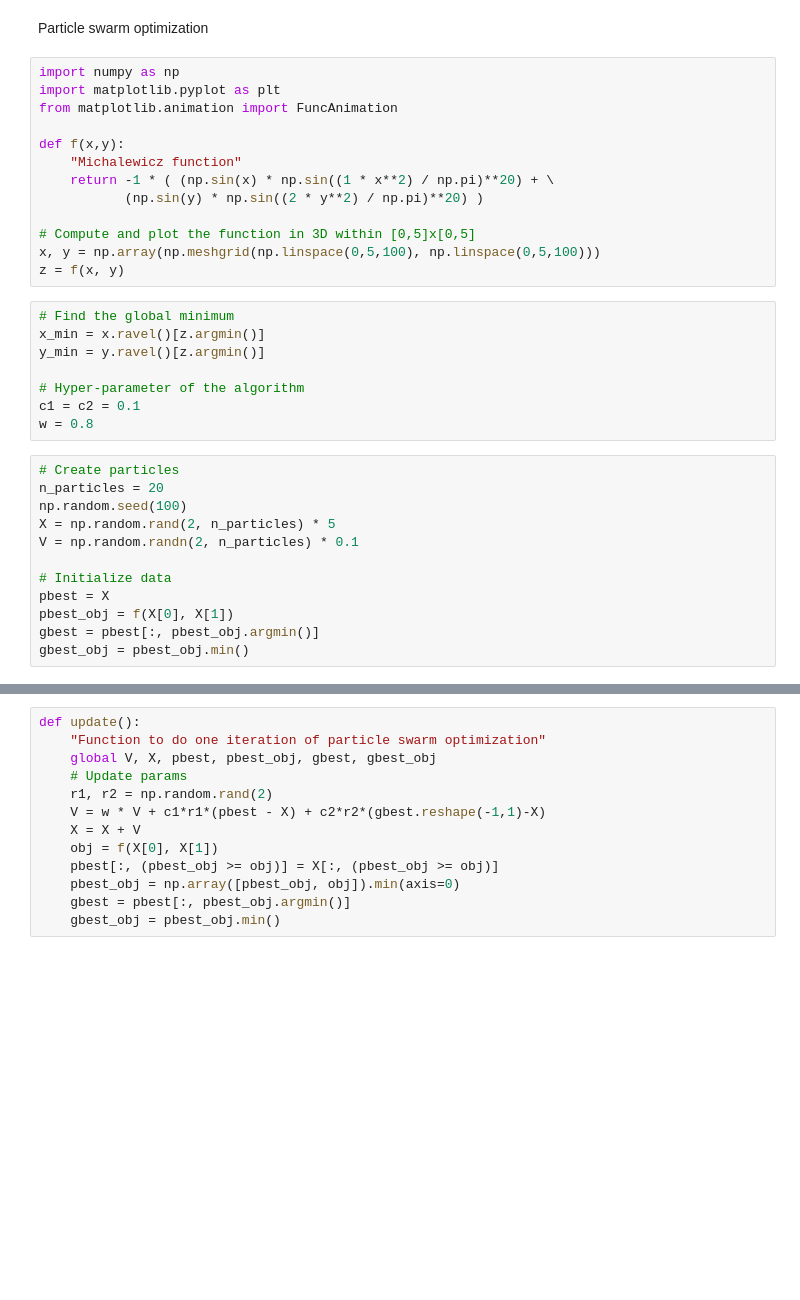
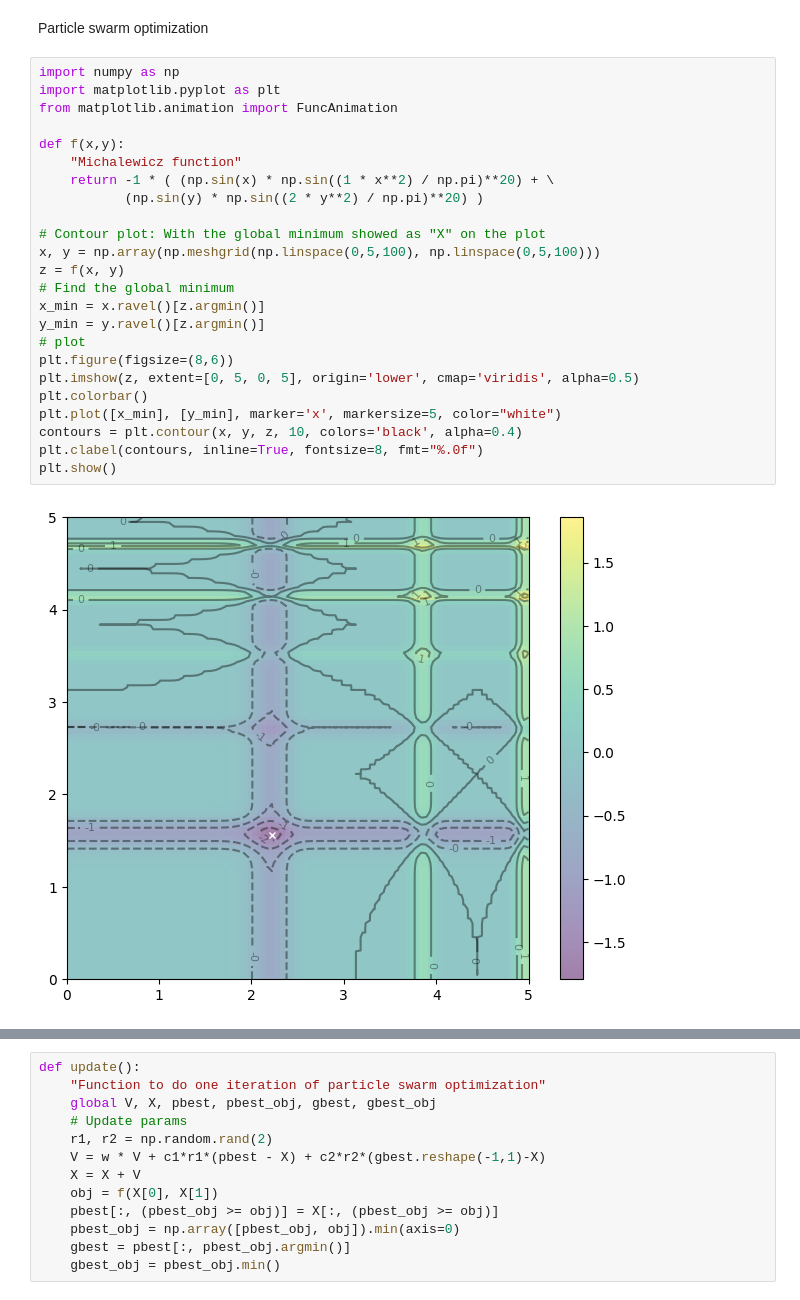
Before and after one commit to zapasek1/Optimalization_methods, a Jupyter notebook: MichalewiczFunction.ipynb, the cells around one changed output, grey strips where cells are left out. Cells and saved outputs as stored; diff of their text form; blank space fills up the shorter version.

```diff
--- a/MichalewiczFunction.ipynb
+++ b/MichalewiczFunction.ipynb
@@ -188,33 +187,26 @@ Particle swarm optimization
 # %%
 import numpy as np
 import matplotlib.pyplot as plt
 from matplotlib.animation import FuncAnimation
 
 def f(x,y):
     "Michalewicz function"
     return -1 * ( (np.sin(x) * np.sin((1 * x**2) / np.pi)**20) + \
            (np.sin(y) * np.sin((2 * y**2) / np.pi)**20) )
 
-# Compute and plot the function in 3D within [0,5]x[0,5]
+# Contour plot: With the global minimum showed as "X" on the plot
 x, y = np.array(np.meshgrid(np.linspace(0,5,100), np.linspace(0,5,100)))
 z = f(x, y)
+# Find the global minimum
+x_min = x.ravel()[z.argmin()]
+y_min = y.ravel()[z.argmin()]
+# plot
+plt.figure(figsize=(8,6))
+plt.imshow(z, extent=[0, 5, 0, 5], origin='lower', cmap='viridis', alpha=0.5)
+plt.colorbar()
+plt.plot([x_min], [y_min], marker='x', markersize=5, color="white")
+contours = plt.contour(x, y, z, 10, colors='black', alpha=0.4)
+plt.clabel(contours, inline=True, fontsize=8, fmt="%.0f")
+plt.show()
+# %% [output]
+[figure, added]
-# %%
-# Find the global minimum
-x_min = x.ravel()[z.argmin()]
-y_min = y.ravel()[z.argmin()]
-
-# Hyper-parameter of the algorithm
-c1 = c2 = 0.1
-w = 0.8
-# %%
-# Create particles
-n_particles = 20
-np.random.seed(100)
-X = np.random.rand(2, n_particles) * 5
-V = np.random.randn(2, n_particles) * 0.1
-
-# Initialize data
-pbest = X
-pbest_obj = f(X[0], X[1])
-gbest = pbest[:, pbest_obj.argmin()]
-gbest_obj = pbest_obj.min()
```
Also changed, not shown: parts of 9 cells of this notebook, 1 other file.
